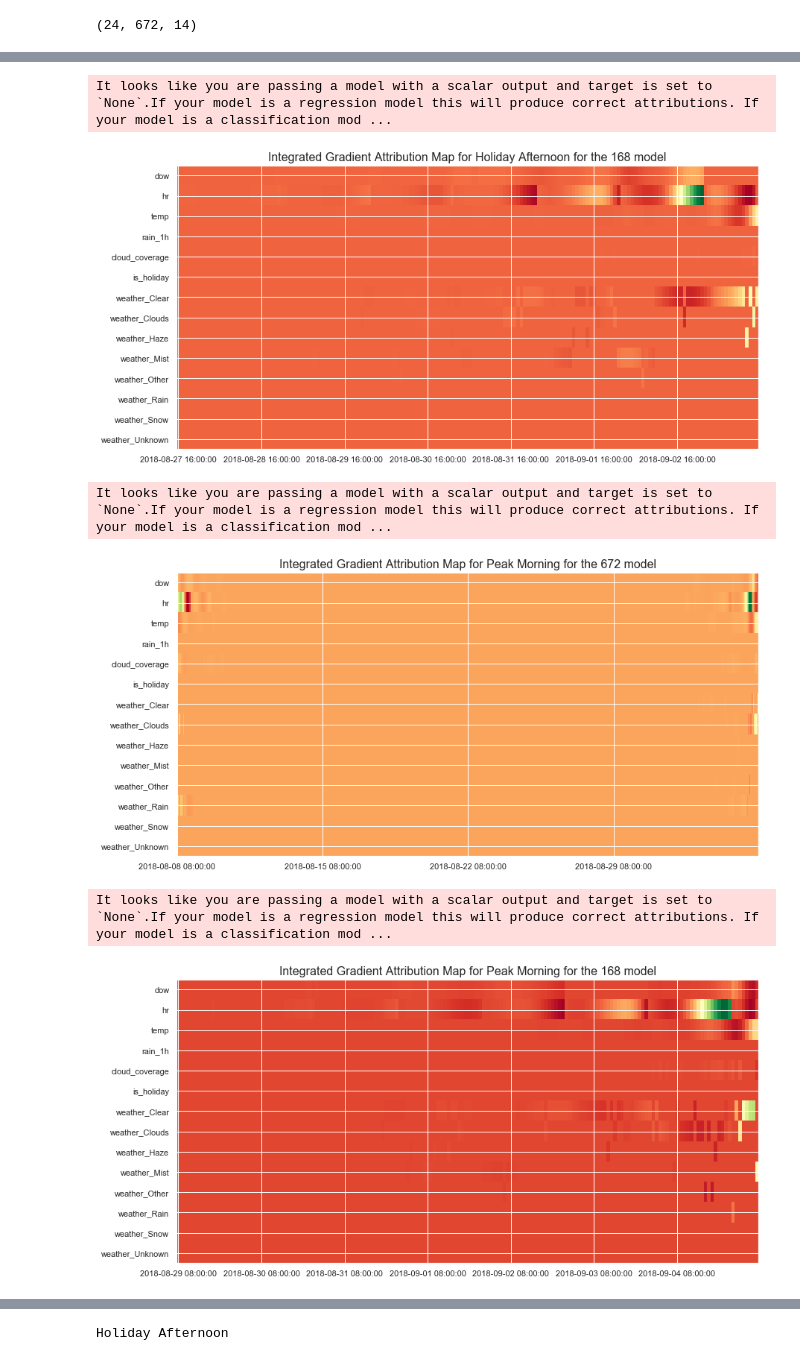
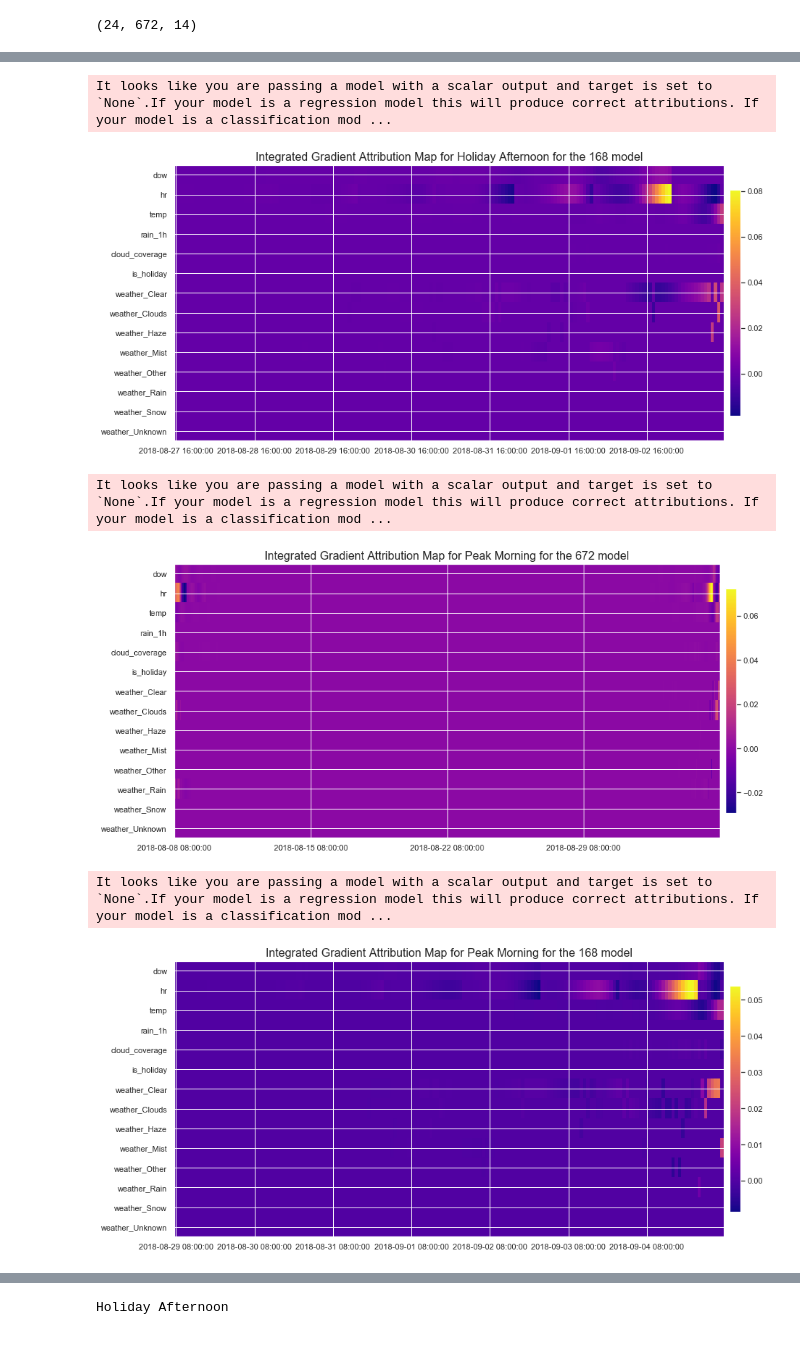
Before and after one commit to PacktPublishing/Interpretable-Machine-Learning-with-Python, a Jupyter notebook: Chapter9/Traffic.ipynb, the cells around one changed output, grey strips where cells are left out. Saved outputs shown, nothing was run; the diff lists cells and outputs as text; code cells hidden in the pictures.

```diff
--- a/Chapter9/Traffic.ipynb
+++ b/Chapter9/Traffic.ipynb
@@ -411,12 +411,11 @@ ig_168  = IntegratedGradients(lstm_traffic_168_mdl,\
                         n_steps=25, internal_batch_size=24)
 # %%
 nidx = holiday_afternoon_s.index.tolist()[0] - 672
-holiday_afternoon_X = gen_all_672[nidx//24][0]
-print(holiday_afternoon_X.shape)
+batch_X = gen_all_672[nidx//24][0]
+print(batch_X.shape)
 # %% [output]
 (24, 672, 14)
 # %%
-%%time
 samples = [holiday_afternoon_s, peak_morning_s]
 sample_names = ['Holiday Afternoon', 'Peak Morning']
 igs = [ig_672, ig_168]
@@ -436,24 +435,24 @@ for s in range(len(samples)):
             p = 8 #Create 8 tick marks...
             f = '1D' #seperated by 1 day periods
 
-        explanation = igs[i].explain(batch_X,\
-                        baselines=None, target=None)
+        explanation = igs[i].explain(batch_X, target=None)
         attributions = explanation.attributions
+        attribution_img = np.transpose(attributions[nidx%24,:,:])
 
         end_date = traffic_df.iloc[samples[s].index].\
                                 index.to_pydatetime()[0]
         date_range = pd.date_range(end=end_date, periods=p,\
                             freq=f).to_pydatetime().tolist()
         columns = samples[s].columns.tolist()
-        attribution_img = np.transpose(attributions[nidx%24,:,:])
 
         plt.figure(figsize=(14,7))
         plt.title('Integrated Gradient Attribution Map for {} for the {} model'.\
                   format(sample_names[s], lb), fontsize=16)
         plt.imshow(attribution_img, interpolation='nearest',\
-                                           aspect='auto', cmap='RdYlGn')
+                                           aspect='auto', cmap='plasma')
         plt.xticks([*range(0,lb,int(lb/(p-1)))], labels=date_range)
         plt.yticks([*range(14)], labels=columns)
+        plt.colorbar(pad=0.01,fraction=0.02,anchor=(1.0,0.0))
         plt.show()
 # %% [output]
 It looks like you are passing a model with a scalar output and target is set to `None`.If your model is a regression model this will produce correct attributions. If your model is a classification mod ...
@@ -461,6 +460,6 @@ It looks like you are passing a model with a scalar output and target is set to
 It looks like you are passing a model with a scalar output and target is set to `None`.If your model is a regression model this will produce correct attributions. If your model is a classification mod ...
-[figure, old version]
+[figure, new version]
 It looks like you are passing a model with a scalar output and target is set to `None`.If your model is a regression model this will produce correct attributions. If your model is a classification mod ...
-[figure, old version]
+[figure, new version]
 It looks like you are passing a model with a scalar output and target is set to `None`.If your model is a regression model this will produce correct attributions. If your model is a classification mod ...
-[figure, old version]
+[figure, new version]
```
Also changed, not shown: parts of 28 cells of this notebook, 2 other files.
